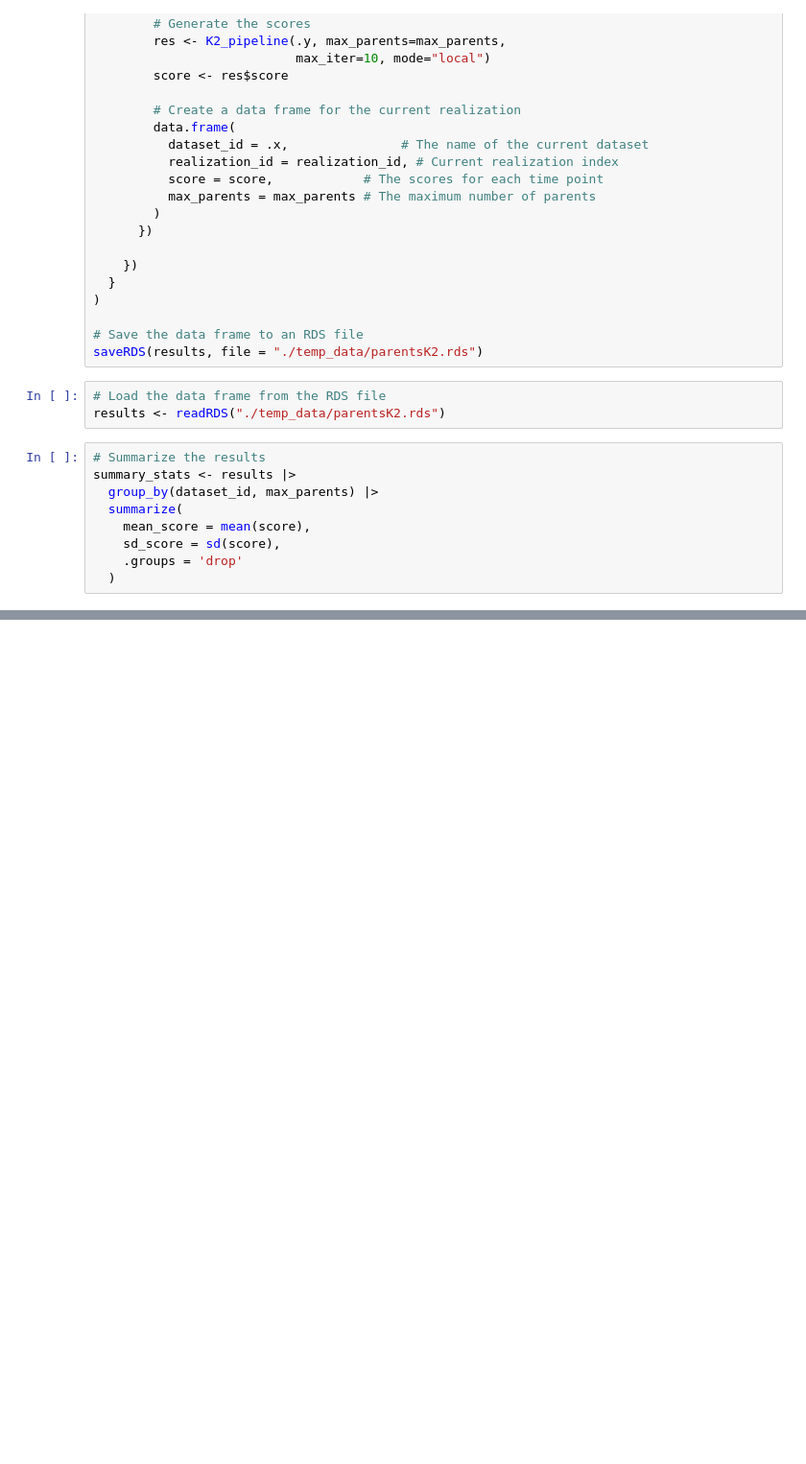
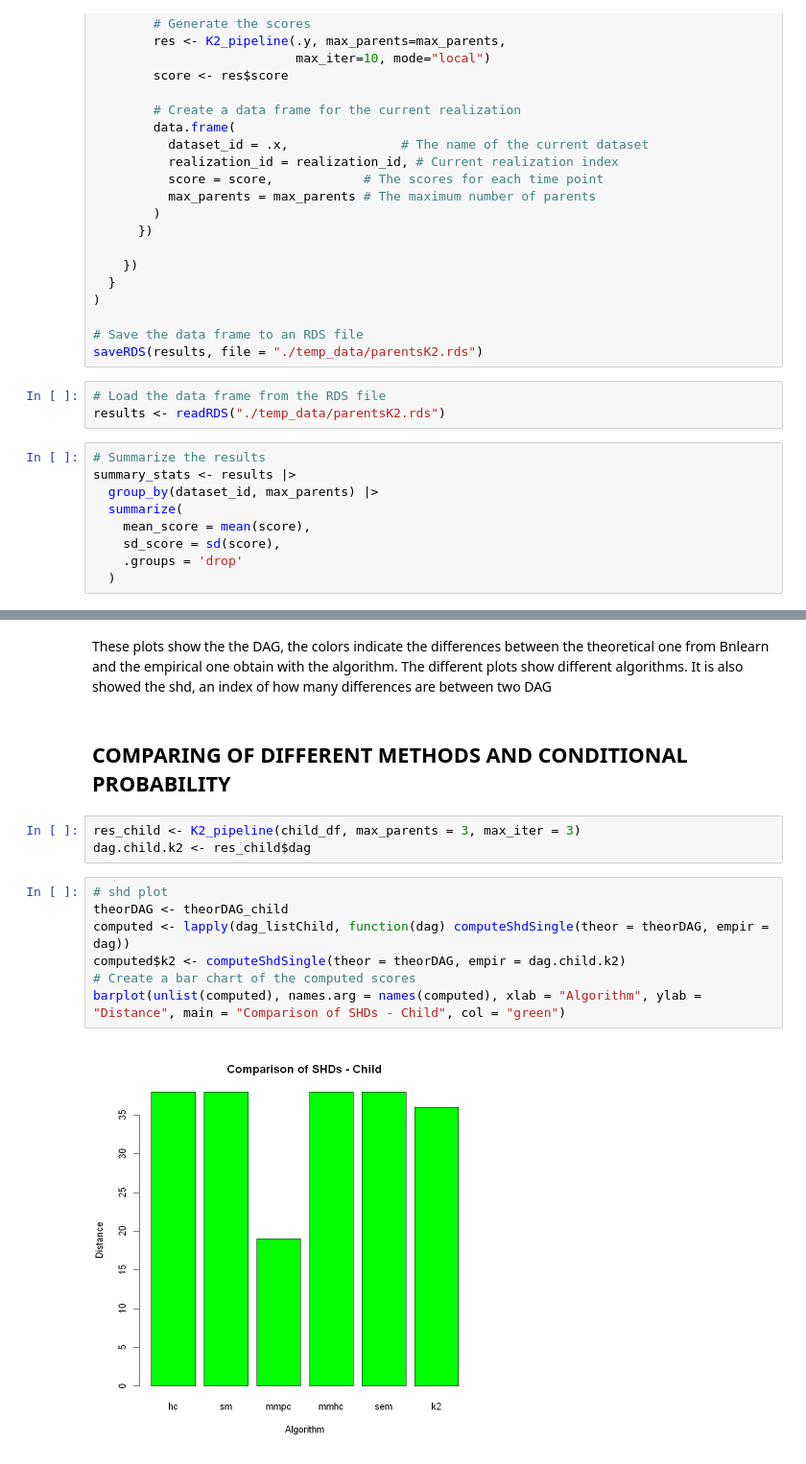
Before and after one commit to LorenzoVigorelli/BayesianNetworks, a Jupyter notebook: MainAnalysis.ipynb, the cells around one changed output, grey strips where cells are left out. Shown at 96% size. Cells and saved outputs as stored; diff of their text form; blank space fills up the shorter version.

```diff
--- a/MainAnalysis.ipynb
+++ b/MainAnalysis.ipynb
@@ -291,0 +356,17 @@ ggplot(summary_stats, aes(x = max_parents, y = mean_score, color = dataset_id))
+# %% [markdown]
+These plots show the the DAG, the colors indicate the differences between the theoretical one from Bnlearn and the empirical one obtain with the algorithm.
+The different plots show different algorithms. It is also showed the shd, an index of how many differences are between two DAG
+# %% [markdown]
+## COMPARING OF DIFFERENT METHODS AND  CONDITIONAL PROBABILITY
+# %%
+res_child <- K2_pipeline(child_df, max_parents = 3, max_iter = 3)
+dag.child.k2 <- res_child$dag
+# %%
+# shd plot
+theorDAG <- theorDAG_child
+computed <- lapply(dag_listChild, function(dag) computeShdSingle(theor = theorDAG, empir = dag))
+computed$k2 <- computeShdSingle(theor = theorDAG, empir = dag.child.k2)
+# Create a bar chart of the computed scores
+barplot(unlist(computed), names.arg = names(computed), xlab = "Algorithm", ylab = "Distance", main = "Comparison of SHDs - Child", col = "green")
+# %% [output]
+[figure, added]
```
Also changed, not shown: parts of 15 cells of this notebook.
